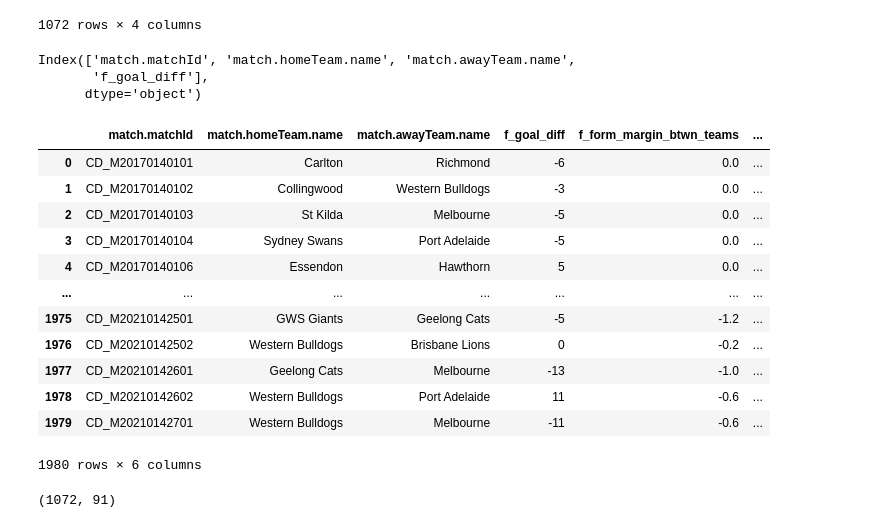
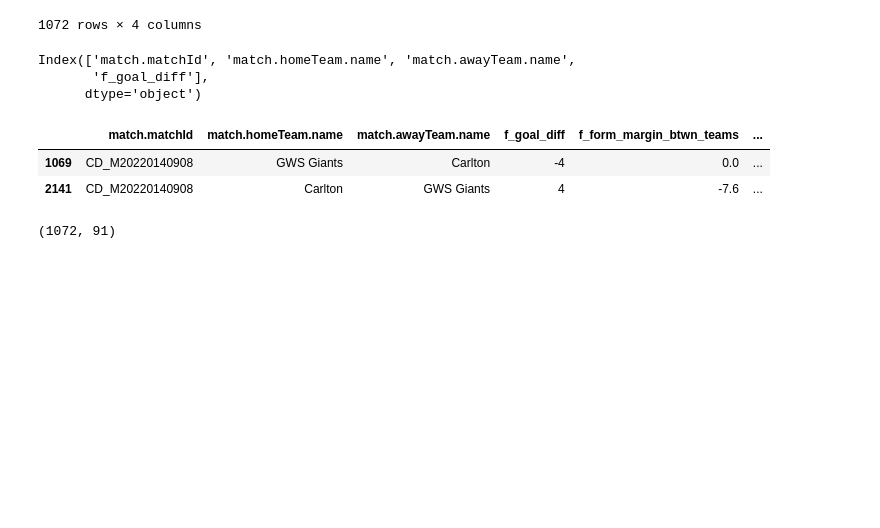
Before and after one commit to Sage-of-Sparta/probabilistic-afl-tipping, a Jupyter notebook: notebooks/AFL_prediction.ipynb, the cells around one changed output. Drawn from its saved outputs; the diff is of its cells as text; code cells hidden in the pictures; blank space fills up the shorter version.

```diff
--- a/notebooks/AFL_prediction.ipynb
+++ b/notebooks/AFL_prediction.ipynb
@@ -611,21 +611,11 @@ form_btwn_teams_1['f_form_past_5_btwn_teams'] = \
               .transform(lambda row: row.rolling(5).mean().shift() * 5)
               .fillna(0))
 # %%
-form_btwn_teams_1
+form_btwn_teams_1[form_btwn_teams_1['match.matchId']=='CD_M20220140908']
 # %% [output]
 |  | match.matchId | match.homeTeam.name | match.awayTeam.name | f_goal_diff | f_form_margin_btwn_teams | ... |
-| 0 | CD_M20170140101 | Carlton | Richmond | -6 | 0.0 | ... |
-| 1 | CD_M20170140102 | Collingwood | Western Bulldogs | -3 | 0.0 | ... |
-| 2 | CD_M20170140103 | St Kilda | Melbourne | -5 | 0.0 | ... |
-| 3 | CD_M20170140104 | Sydney Swans | Port Adelaide | -5 | 0.0 | ... |
-| 4 | CD_M20170140106 | Essendon | Hawthorn | 5 | 0.0 | ... |
-| ... | ... | ... | ... | ... | ... | ... |
-| 1975 | CD_M20210142501 | GWS Giants | Geelong Cats | -5 | -1.2 | ... |
-| 1976 | CD_M20210142502 | Western Bulldogs | Brisbane Lions | 0 | -0.2 | ... |
-| 1977 | CD_M20210142601 | Geelong Cats | Melbourne | -13 | -1.0 | ... |
-| 1978 | CD_M20210142602 | Western Bulldogs | Port Adelaide | 11 | -0.6 | ... |
-| 1979 | CD_M20210142701 | Western Bulldogs | Melbourne | -11 | -0.6 | ... |
+| 1069 | CD_M20220140908 | GWS Giants | Carlton | -4 | 0.0 | ... |
+| 2141 | CD_M20220140908 | Carlton | GWS Giants | 4 | -7.6 | ... |
-1980 rows × 6 columns
 # %%
 print(features.shape)
 # %% [output]
```
Also changed, not shown: parts of 14 cells of this notebook, 1 other file.
